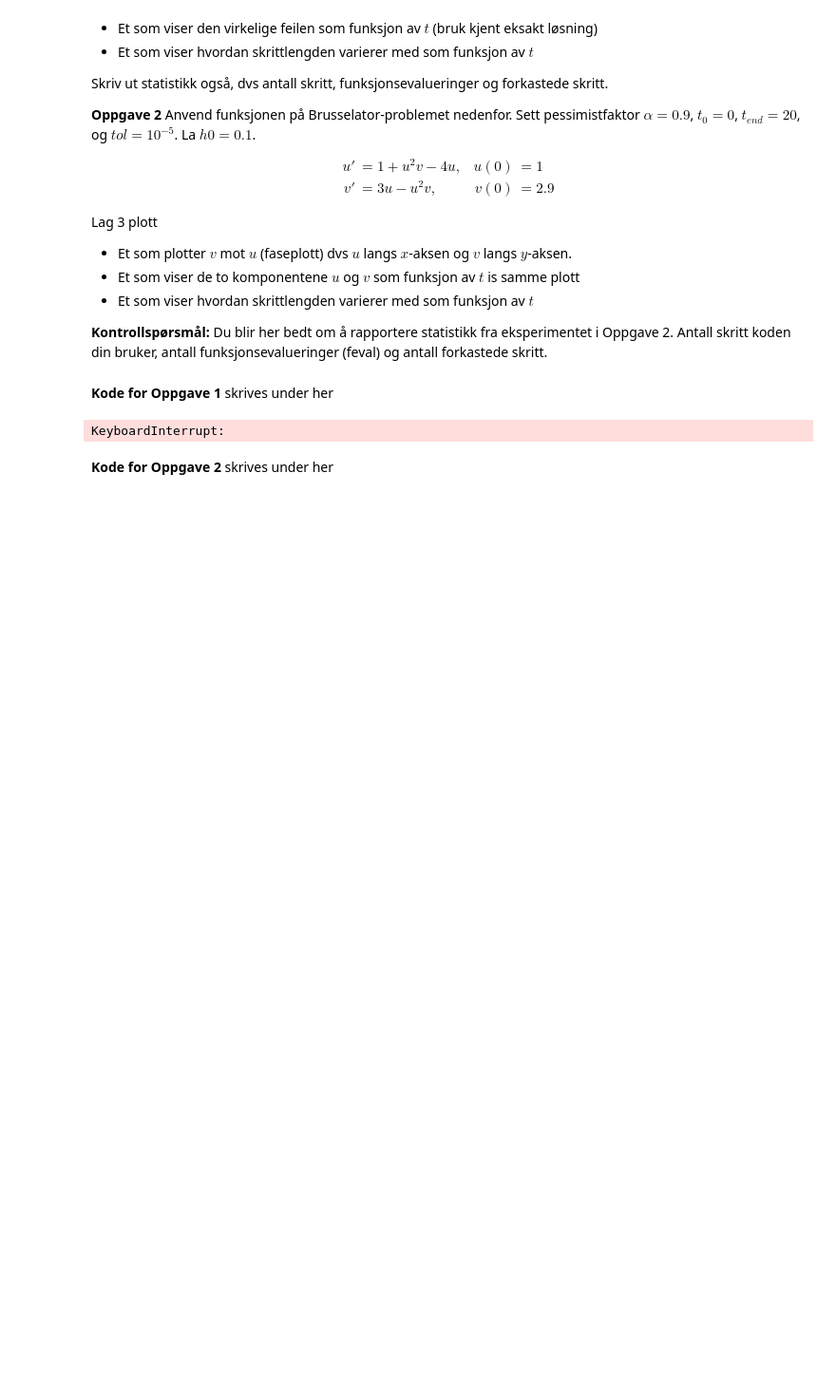
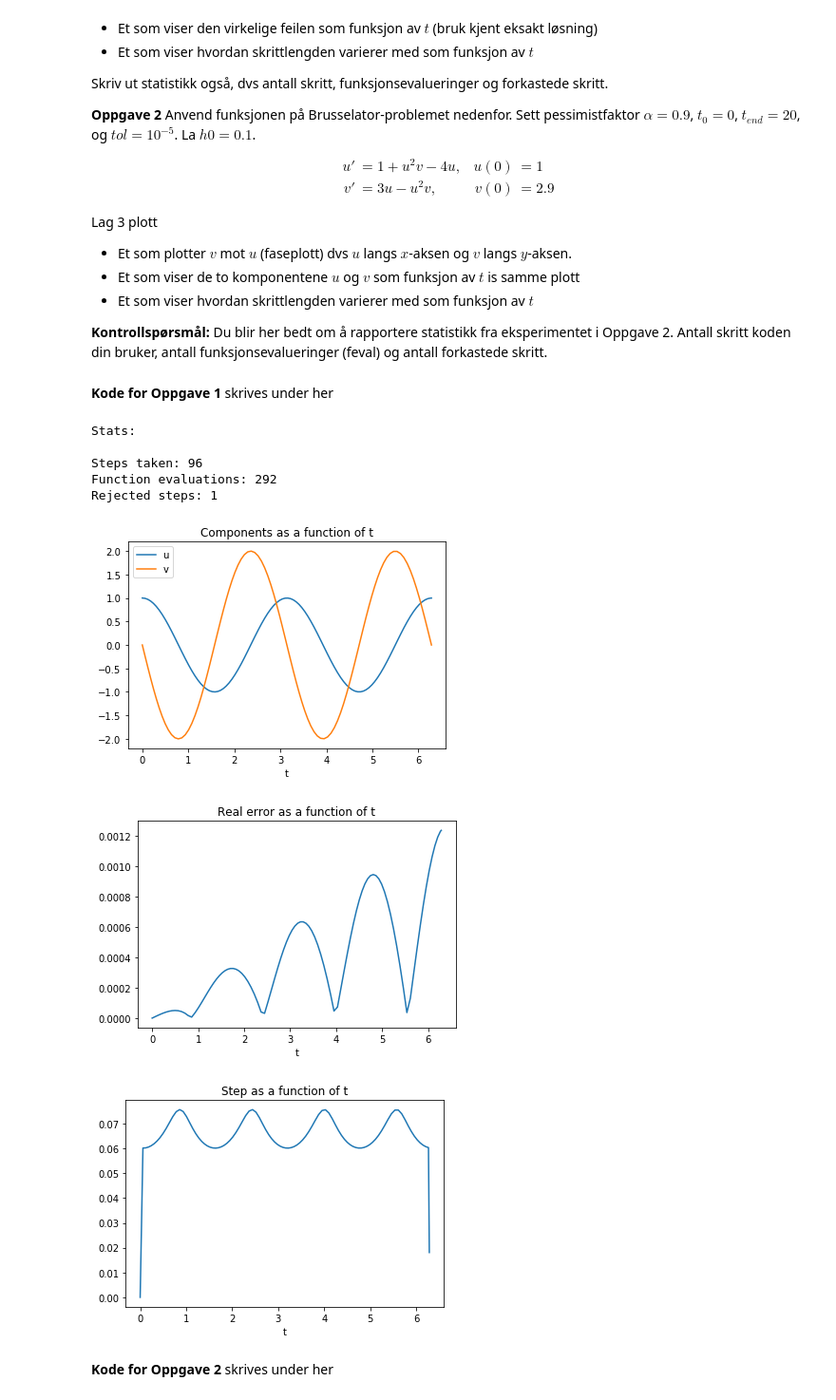
Before and after one commit to alexaoh/TMA4320, a Jupyter notebook: Oving6/O-Øving 6.ipynb, the cells around one changed output. Shown at 95% size. Saved outputs shown, nothing was run; the diff lists cells and outputs as text; code cells hidden in the pictures; blank space fills up the shorter version.

```diff
--- a/Oving6/O-Øving 6.ipynb
+++ b/Oving6/O-Øving 6.ipynb
@@ -116,68 +116,96 @@ import numpy as np
 import matplotlib.pyplot as plt
 
 def BogackiShampine(t0,tend,y0,f,h0,tol, alpha=0.9):
-    T = [t0] #steps
+    T = [t0, 0] #steps
     Y = np.empty((len(y0),2))
     stats = {"steps": 0, "feval": 1, "rejects": 0}
-    h = h0
+    hn = h0
     n = 0
     Y[0] = y0
     k1 = f(t0, y0)
-    while tend-tn1 > 0:
-        hn = min(h, tend-tn)
+    while tend - T[n] > 0:
+        hn = min(hn, tend-T[n])
         k2 = f(T[n]+0.5*hn, Y[n]+0.5*hn*k1)
         k3 = f(T[n]+(3/4)*hn, Y[n]+(3/4)*hn*k2)
         Y[n+1] = Y[n] + (1/9)*hn*(2*k1+3*k2+4*k3)
         T[n+1] = T[n] + hn
-        Ta.append(tn1)
         k4 = f(Y[n]+hn,Y[n+1])
         zn1 = Y[n] + (1/24)*hn*(7*k1+6*k2+8*k3+3*k4)
         est = np.linalg.norm(Y[n+1]-zn1)
         if est < tol:
             n += 1
             k1 = k4
+            T.append(0) #Legger til nytt punkt i lista
+            Y = np.vstack((Y, y0)) #Legger til ny rad
             stats["steps"] += 1
-        hny = alpha*hn*(tol/est)**(1/3)
+        else:
+            stats["rejects"] += 1
+        hn*=alpha*(tol/est)**(1/3)
         stats["feval"] += 3
-        stats["rejects"] += 1
+
+    T = np.array(T)
     return T,Y,stats
 # %% [markdown]
 **Kode for Oppgave 1** skrives under her
 # %%
 def LinearTestProblem(t,y):
     return np.array([y[1],-4*y[0]])
 
 def u(t):
     return np.cos(2*t)
 
 def v(t):
-    return -2*sin(2*t)
+    return -2*np.sin(2*t)
 
 #Setter følgende verdier
 t0 = 0
 tend = 2*np.pi
-y0 = [1,0]
-h0 = 0.5 #random
-tol = 0.1 #inspirert av neste oppgave
+y0 = np.array([1,0])
+h0 = 0.1 #random
+tol = 1e-4 #inspirert av neste oppgave
 T, Y, stats = BogackiShampine(t0, tend, y0, LinearTestProblem, h0, tol)
 
 print("Stats:\n")
 print("Steps taken:",stats["steps"])
 print("Function evaluations:", stats["feval"])
 print("Rejected steps:", stats["rejects"])
 
-plt.plot(T, Y[0], label="u")
-plt.plot(T, Y[1], label="v")
+T = T[:-1] #Vil ikke ha med startverdien (y0), som er konstant 1 og 0
+plt.plot(T, Y[:-1,0], label="u")
+plt.plot(T, Y[:-1,1], label="v")
 plt.title("Components as a function of t")
-plot.legend()
+plt.xlabel("t")
+plt.legend()
 plt.show()
 
-plt.plot(T,np.linalg.norm(Y[0]-u(T)))
+#Plot real error
+error = np.zeros(len(T))
+for i in range(len(T)):
+    erro = np.array(Y[:-1,0][i]-u(T[i]),Y[:-1,1][i]-v(T[i]))
+    error[i] = np.linalg.norm(erro)
+plt.plot(T,error)
 plt.title("Real error as a function of t")
+plt.xlabel("t")
+plt.show()
 
 #mangler skrittlengde som funksjon av t
+h_list = np.zeros(len(T))
+for i in range(1,len(T)):
+    h_list[i] = T[i] - T[i-1]
+
+plt.plot(T,h_list)
+plt.title("Step as a function of t")
+plt.xlabel("t")
+plt.show()
 # %% [output]
-KeyboardInterrupt:
+Stats:
+
+Steps taken: 96
+Function evaluations: 292
+Rejected steps: 1
+[figure, added]
+[figure, added]
+[figure, added]
 # %% [markdown]
 **Kode for Oppgave 2** skrives under her
 # %%
```
Also changed, not shown: parts of 1 cell of this notebook.
